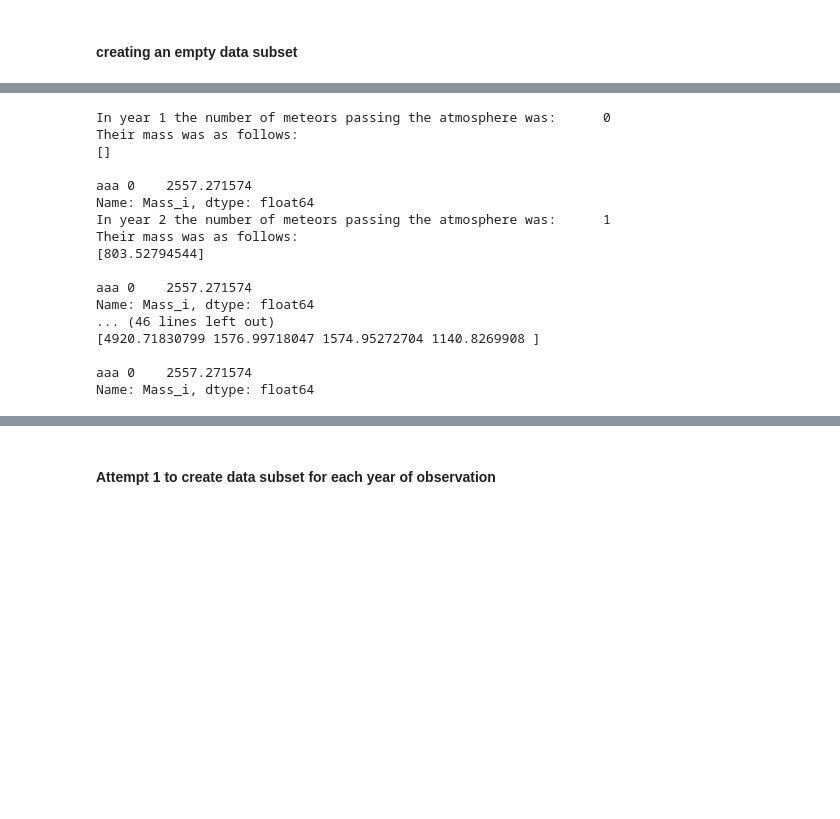
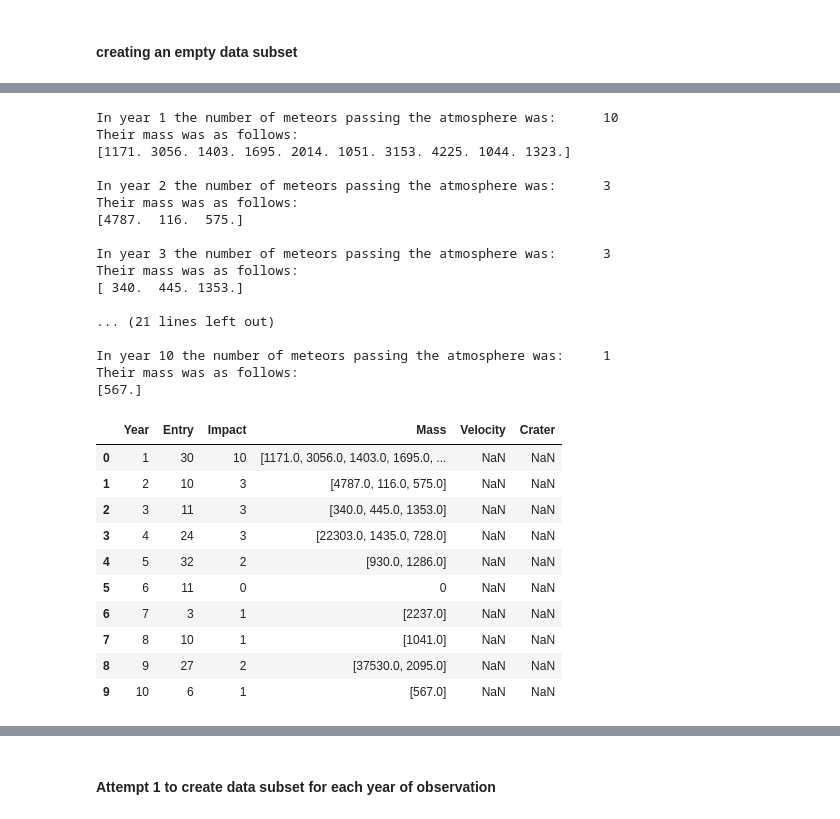
Before and after one commit to andkoc001/data_synthesis, a Jupyter notebook: data_synth_1.ipynb, the cells around one changed output, grey strips where cells are left out. Drawn from its saved outputs; the diff is of its cells as text; code cells hidden in the pictures; blank space fills up the shorter version.

Commit message:
Mass data added to dataset

```diff
--- a/data_synth_1.ipynb
+++ b/data_synth_1.ipynb
@@ -276,24 +260,20 @@ for i in data["Year"]:
     number_meteors = data.loc[i-1]["Impact"] # getting the number of the meteors entereing the atmosphere in the subsequnt year
     print("In year", i, "the number of meteors passing the atmosphere was:\t", number_meteors, "\nTheir mass was as follows:")
 
-
     # assgining the size for each meteor
     #if number_meteors == 0:
     #    mass_i = 0
     #else:
-    mass_i = ((np.random.pareto(pareto_a, number_meteors) + 1) * pareto_m) + np.random.randint(-1000, 10) # random mass for each meteoroid hitting the surface
-    print(mass_i, "\n")
+    #mass_i = ((np.random.pareto(pareto_a, number_meteors) + 1) * pareto_m) + np.random.randint(-1000, 10) # random mass for each meteoroid hitting the surface
+    #print(mass_i, "\n")
 
+    if number_meteors != 0:
+        data.at[i-1, "Mass"] = np.round(((np.random.pareto(pareto_a, number_meteors) + 1) * pareto_m) + np.random.randint(-1000, 10), 0) # random mass for each meteoroid hitting the surface
+        print(data.at[i-1, "Mass"], "\n")
+        #print(data)
+    else:
+        data.at[i-1, "Mass"] = 0
 
-    # assign masses from a single year to an array
-    #mass_year_i["Mass_i"] = mass_i
-    print("aaa", mass_year_i["Mass_i"])
-
-
-    # visualisation of the results - plotting histogram for each year - disabled for sake of keeping the notebook tidy and compact
-    #if number_meteors > 0:
-    #    sns.distplot(mass_i, kde=False)
-    #    plt.show()
 
     # treshold energy (mass and velocity) sufficient to create an impact crater (smaller are assumed to have insufficient energy)
     treshold = 2000
@@ -303,20 +283,34 @@ for i in data["Year"]:
     #else:
     #    pass
 # %% [output]
-In year 1 the number of meteors passing the atmosphere was:      0
+In year 1 the number of meteors passing the atmosphere was:      10
 Their mass was as follows:
-[]
+[1171. 3056. 1403. 1695. 2014. 1051. 3153. 4225. 1044. 1323.]
 
-aaa 0    2557.271574
-Name: Mass_i, dtype: float64
-In year 2 the number of meteors passing the atmosphere was:      1
+In year 2 the number of meteors passing the atmosphere was:      3
 Their mass was as follows:
-[803.52794544]
+[4787.  116.  575.]
 
-aaa 0    2557.271574
-Name: Mass_i, dtype: float64
-... (46 lines left out)
-[4920.71830799 1576.99718047 1574.95272704 1140.8269908 ]
+In year 3 the number of meteors passing the atmosphere was:      3
+Their mass was as follows:
+[ 340.  445. 1353.]
 
-aaa 0    2557.271574
-Name: Mass_i, dtype: float64
+... (21 lines left out)
+
+In year 10 the number of meteors passing the atmosphere was:     1
+Their mass was as follows:
+[567.]
+# %%
+data
+# %% [output]
+|  | Year | Entry | Impact | Mass | Velocity | Crater |
+| 0 | 1 | 30 | 10 | [1171.0, 3056.0, 1403.0, 1695.0, ... | NaN | NaN |
+| 1 | 2 | 10 | 3 | [4787.0, 116.0, 575.0] | NaN | NaN |
+| 2 | 3 | 11 | 3 | [340.0, 445.0, 1353.0] | NaN | NaN |
+| 3 | 4 | 24 | 3 | [22303.0, 1435.0, 728.0] | NaN | NaN |
+| 4 | 5 | 32 | 2 | [930.0, 1286.0] | NaN | NaN |
+| 5 | 6 | 11 | 0 | 0 | NaN | NaN |
+| 6 | 7 | 3 | 1 | [2237.0] | NaN | NaN |
+| 7 | 8 | 10 | 1 | [1041.0] | NaN | NaN |
+| 8 | 9 | 27 | 2 | [37530.0, 2095.0] | NaN | NaN |
+| 9 | 10 | 6 | 1 | [567.0] | NaN | NaN |
```
Also changed, not shown: parts of 17 cells of this notebook.
